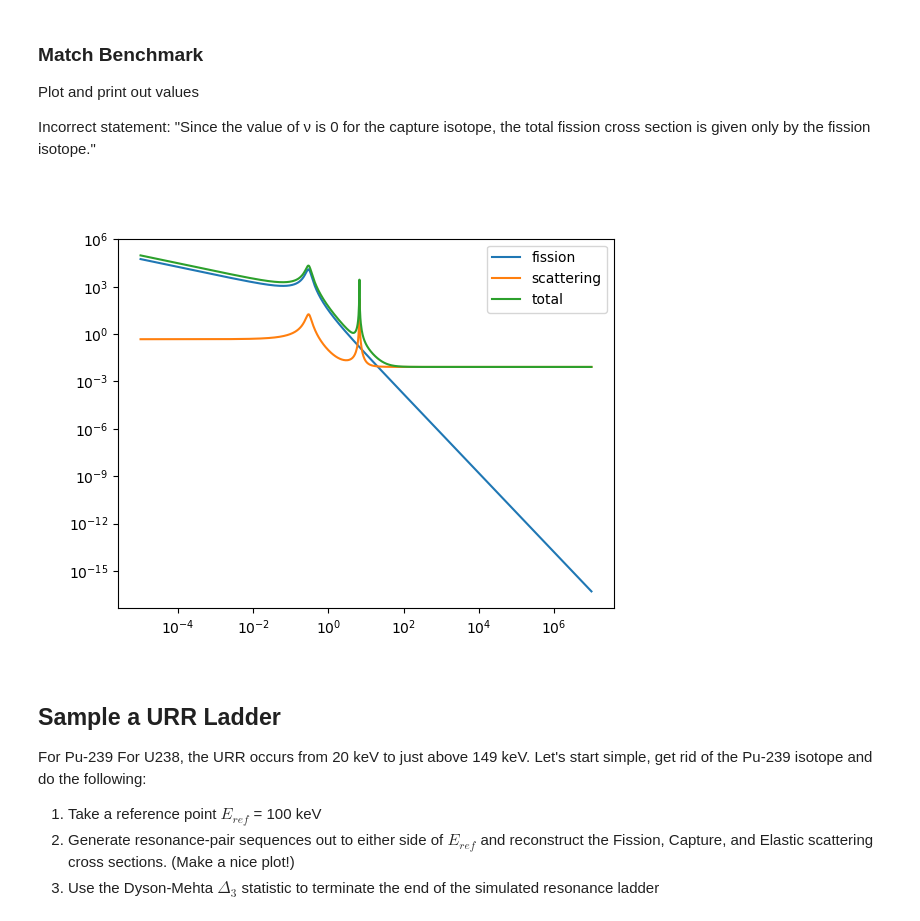
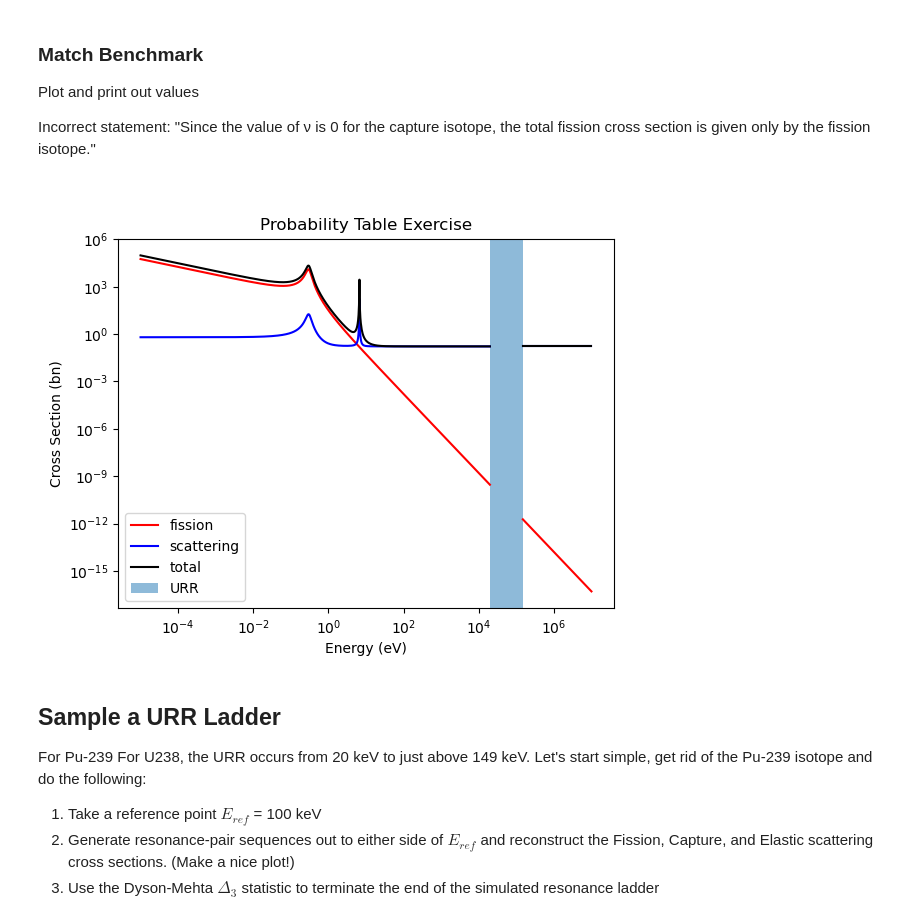
Before and after one commit to Naww137/neutron_transport, a Jupyter notebook: IncludeURR.ipynb, the cells around one changed output. Saved outputs shown, nothing was run; the diff lists cells and outputs as text; code cells hidden in the pictures.

```diff
--- a/IncludeURR.ipynb
+++ b/IncludeURR.ipynb
@@ -55,4 +59,4 @@ Nscat = 0.008340505
 pu9 = material_definitions.isotope(pair_constants_pu9, resonance_ladder_pu9, Npu9, 2.88)
 u8 = material_definitions.isotope(pair_constants_u8, resonance_ladder_u8, Nu8, 0)
 
-mat = material_definitions.material([pu9,u8], constant_scattering=1*Nscat)
+mat_no_URR = material_definitions.material([pu9,u8], constant_scattering=20*Nscat)
@@ -59,40 +65,55 @@ mat = material_definitions.material([pu9,u8], constant_scattering=1*Nscat)
 # %%
 
-# benchmark_e = np.array([0.00001, 0.01000, 0.29562, 6.67425, 100.000, 2.0e7])
-benchmark_e = np.array([2.25e3, 2.5e3, 2.75e3, 3e3, 3.25e3])
+benchmark_e = np.array([0.00001, 0.01000, 0.29562, 6.67425, 100.000, 2.0e7])
+# benchmark_e = np.array([2.25e3, 2.5e3, 2.75e3, 3e3, 3.25e3])
 # benchmark_e = np.array([6.67425])
 energy = np.logspace(-5,7, 1000)
+energy_high = energy[(energy>max(URR_energy)) ]
+energy = energy[(energy<min(URR_energy)) ]
 # energy = benchmark_e
 
 
-pu9_Sig_t, pu9_Sig_f, pu9_Sig_g, pu9_Sig_s = pu9.get_macro_cross_sections(energy)
-u8_Sig_t, u8_Sig_f, u8_Sig_g, u8_Sig_s = u8.get_macro_cross_sections(energy)
+pu9_Sig_t, pu9_Sig_g, pu9_Sig_s, pu9_Sig_f = pu9.get_macro_cross_sections(energy)
+u8_Sig_t, u8_Sig_g, u8_Sig_s, u8_Sig_f = u8.get_macro_cross_sections(energy)
 
-m_Sig_t, m_Sig_f, m_Sig_g, m_Sig_s = mat.get_macro_cross_sections(energy)
+m_Sig_t, m_Sig_g, m_Sig_s, m_Sig_f = mat_no_URR.get_macro_cross_sections(energy)
+m_Sig_t_high, m_Sig_g_high, m_Sig_s_high, m_Sig_f_high = mat_no_URR.get_macro_cross_sections(energy_high)
 
 
 if np.array_equal(energy,benchmark_e):
     print(f'energy:\n {energy}')
     print(f'fission:\n {m_Sig_f}')
     print(f'scattering:\n {m_Sig_s}')
     print(f'total:\n {m_Sig_t}')
     # print(f'fission:\n {pu9_Sig_f}')
     # print(f'scattering:\n {pu9_Sig_s}')
     # print(f'total:\n {pu9_Sig_t}')
+
+
+
 else:
     figure()
-    plot(energy, m_Sig_f, label='fission')
-    # plot(energy, mat_gam, label='gamma')
-    plot(energy, m_Sig_s, label='scattering')
-    plot(energy, m_Sig_t, label='total')
+    plot(energy, m_Sig_f, color='r', label='fission')
+    # plot(energy, m_Sig_g, label='gamma')
+    plot(energy, m_Sig_s, color='b', label='scattering')
+    plot(energy, m_Sig_t, color='k', label='total')
+
+    plot(energy_high, m_Sig_f_high, color='r')
+    # plot(energy_high, m_Sig_g_high)
+    plot(energy_high, m_Sig_s_high, color='b')
+    plot(energy_high, m_Sig_t_high, color='k')
+    axvspan(xmin=min(URR_energy), xmax=max(URR_energy), alpha=0.5, label='URR')
 
     # plot(energy, u8_Sig_t, label='U8 total')
     # plot(energy, u8_Sig_f, label='U8 f')
 
+    xlabel('Energy (eV)'); ylabel('Cross Section (bn)')
+    title('Probability Table Exercise')
+
     xscale('log'); yscale('log')
     legend()
 # %% [output]
-[figure, old version]
+[figure, new version]
 # %% [markdown]
 ## Sample a URR Ladder
 For Pu-239
```
Also changed, not shown: parts of 17 cells of this notebook, 3 other files.
